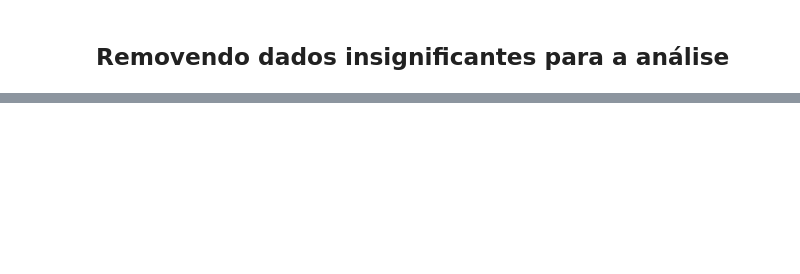
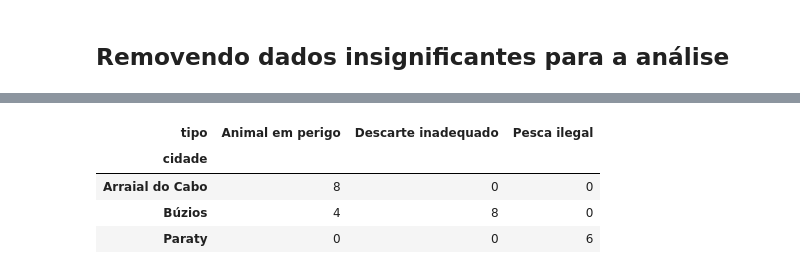
Before and after one commit to gabrielfalanga/gs-python, a Jupyter notebook: analise.ipynb, the cells around one changed output, grey strips where cells are left out. Cells and saved outputs as stored; diff of their text form; code cells hidden in the pictures; blank space fills up the shorter version.

```diff
--- a/analise.ipynb
+++ b/analise.ipynb
@@ -109,3 +175,10 @@ tipos_estados_plot.show()
 # %%
-# continuar...
-# tipos_cidades_df = chamados_df.groupby(['cidade', 'tipo']).size().unstack(fill_value=0)
+# CRIANDO DATAFRAME AGRUPADO POR CIDADES E TIPOS
+tipos_cidades_rj_df = chamados_rj_df.groupby(['cidade', 'tipo']).size().unstack(fill_value=0)
+tipos_cidades_rj_df
+# %% [output]
+| tipo | Animal em perigo | Descarte inadequado | Pesca ilegal |
+| cidade |  |  |  |
+| Arraial do Cabo | 8 | 0 | 0 |
+| Búzios | 4 | 8 | 0 |
+| Paraty | 0 | 0 | 6 |
```
Also changed, not shown: parts of 26 cells of this notebook, 2 other files.
